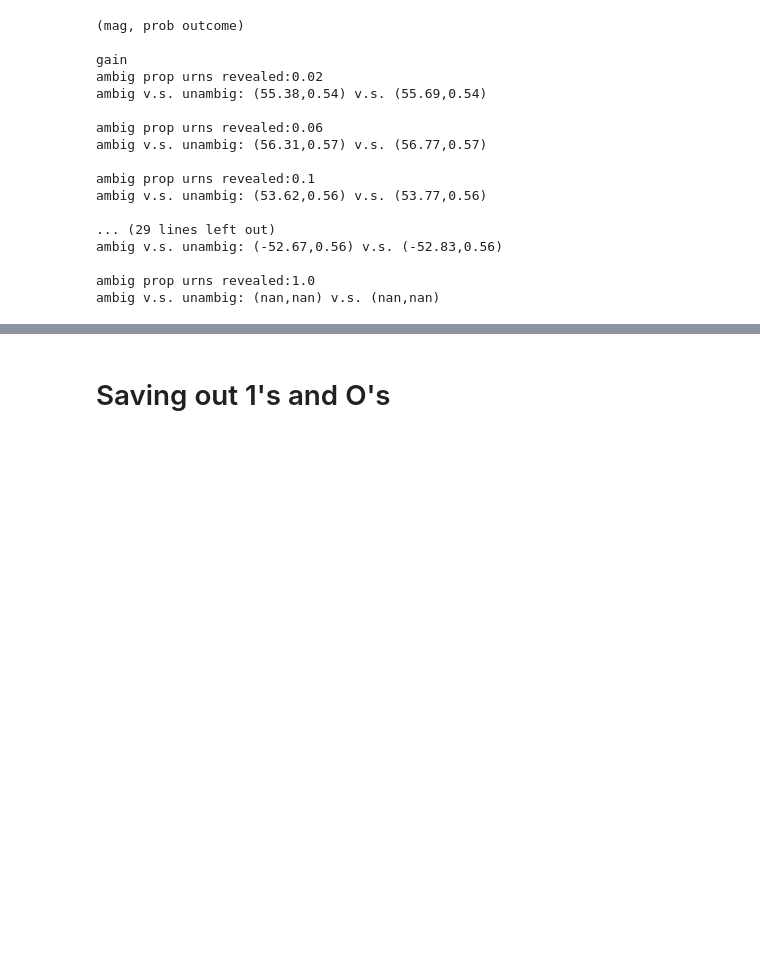
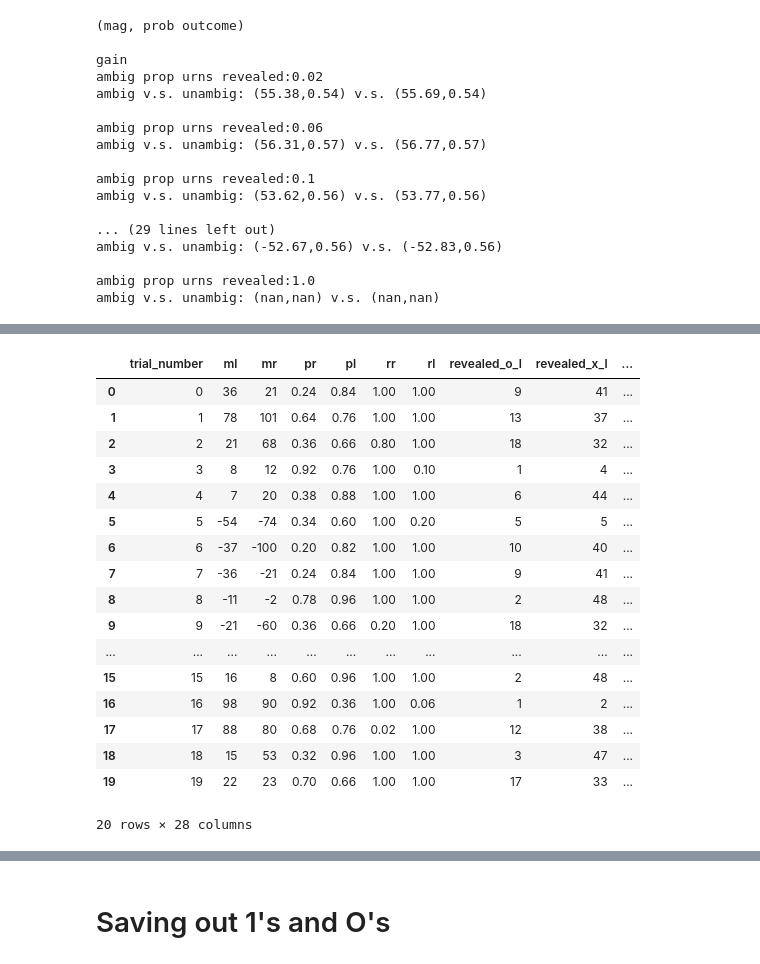
Before and after one commit to akemidl/mturk_website, a Jupyter notebook: web_experiments/small_data/ambi/Balancing_Trials.ipynb, the cells around one changed output, grey strips where cells are left out. Drawn from its saved outputs; the diff is of its cells as text; code cells hidden in the pictures; blank space fills up the shorter version.

Commit message:
changed ambi_combined trial orders

```diff
--- a/web_experiments/small_data/ambi/Balancing_Trials.ipynb
+++ b/web_experiments/small_data/ambi/Balancing_Trials.ipynb
@@ -261,0 +268,4 @@ ambig v.s. unambig: (nan,nan) v.s. (nan,nan)
+# %%
+trial_table2 = pd.read_csv('parameters/Parameters_block_gain_loss_combined_7_30_2017_tweaked.csv')
+trial_table2 = add_columns(trial_table2)
+trial_table2.head()
@@ -261,0 +280,38 @@ ambig v.s. unambig: (nan,nan) v.s. (nan,nan)
+# %%
+# replace loss trials with gain trials in some random order
+loss_index = trial_table2.loc[trial_table2.ml<0,].index.values
+gain_trials = trial_table2.loc[trial_table2.ml>0].sample(frac=1.0).copy()
+
+for loss_trial in range(150):
+    # for each row in loss trial, set the row equal to some scrambled row from gain trials.
+    row = gain_trials.iloc[loss_trial,].copy()
+    row['ml']=row['ml']*-1.0
+    row['mr']=row['mr']*-1.0
+    row['mag_left']=row['mag_left']*-1.0
+    row['mag_right']=row['mag_right']*-1.0
+    row['mag_ambig']=row['mag_ambig']*-1.0
+    row['mag_unambig']=row['mag_unambig']*-1.0
+    trial_table2.loc[loss_index[loss_trial]]= row.as_matrix()
+# %%
+trial_table2['trial_number']=np.arange(300)
+# %%
+trial_table2.head(20)
+# %% [output]
+|  | trial_number | ml | mr | pr | pl | rr | rl | revealed_o_l | revealed_x_l | ... |
+| 0 | 0 | 36 | 21 | 0.24 | 0.84 | 1.00 | 1.00 | 9 | 41 | ... |
+| 1 | 1 | 78 | 101 | 0.64 | 0.76 | 1.00 | 1.00 | 13 | 37 | ... |
+| 2 | 2 | 21 | 68 | 0.36 | 0.66 | 0.80 | 1.00 | 18 | 32 | ... |
+| 3 | 3 | 8 | 12 | 0.92 | 0.76 | 1.00 | 0.10 | 1 | 4 | ... |
+| 4 | 4 | 7 | 20 | 0.38 | 0.88 | 1.00 | 1.00 | 6 | 44 | ... |
+| 5 | 5 | -54 | -74 | 0.34 | 0.60 | 1.00 | 0.20 | 5 | 5 | ... |
+| 6 | 6 | -37 | -100 | 0.20 | 0.82 | 1.00 | 1.00 | 10 | 40 | ... |
+| 7 | 7 | -36 | -21 | 0.24 | 0.84 | 1.00 | 1.00 | 9 | 41 | ... |
+| 8 | 8 | -11 | -2 | 0.78 | 0.96 | 1.00 | 1.00 | 2 | 48 | ... |
+| 9 | 9 | -21 | -60 | 0.36 | 0.66 | 0.20 | 1.00 | 18 | 32 | ... |
+| ... | ... | ... | ... | ... | ... | ... | ... | ... | ... | ... |
+| 15 | 15 | 16 | 8 | 0.60 | 0.96 | 1.00 | 1.00 | 2 | 48 | ... |
+| 16 | 16 | 98 | 90 | 0.92 | 0.36 | 1.00 | 0.06 | 1 | 2 | ... |
+| 17 | 17 | 88 | 80 | 0.68 | 0.76 | 0.02 | 1.00 | 12 | 38 | ... |
+| 18 | 18 | 15 | 53 | 0.32 | 0.96 | 1.00 | 1.00 | 3 | 47 | ... |
+| 19 | 19 | 22 | 23 | 0.70 | 0.66 | 1.00 | 1.00 | 17 | 33 | ... |
+20 rows × 28 columns
```
Also changed, not shown: parts of 22 cells of this notebook, 27 other files.
